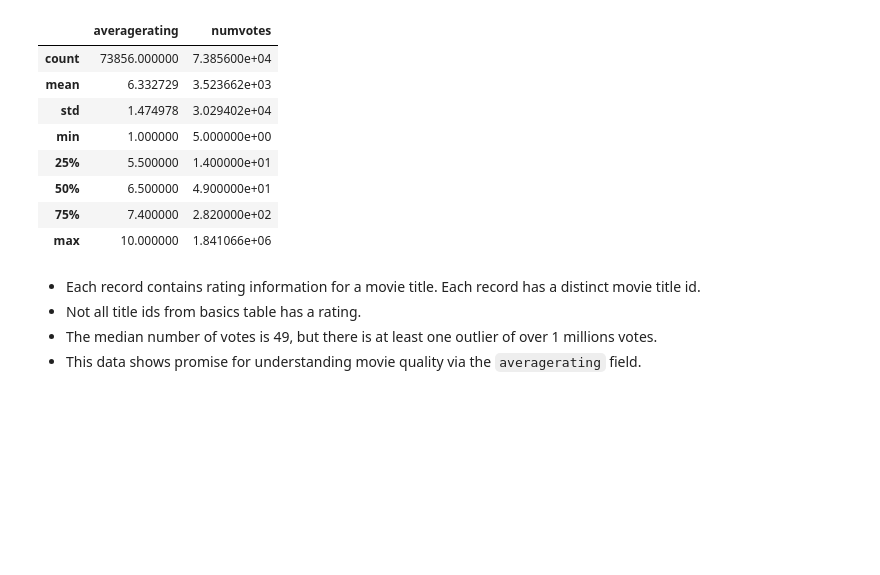
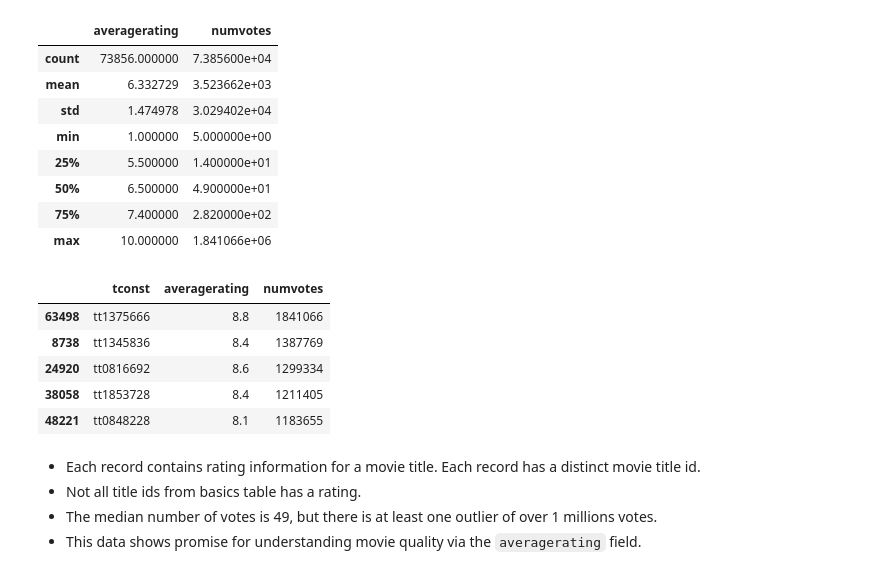
Before and after one commit to austint1121/VenusMovieAnalysis, a Jupyter notebook: Data Understanding - IMDB.ipynb, the cells around one changed output. Drawn from its saved outputs; the diff is of its cells as text; code cells hidden in the pictures; blank space fills up the shorter version.

Commit message:
Update IMDb data understanding notebook

```diff
--- a/Data Understanding - IMDB.ipynb
+++ b/Data Understanding - IMDB.ipynb
@@ -525,6 +524,15 @@ ratings_imdb_title[['averagerating', 'numvotes']].describe()
 | 50% | 6.500000 | 4.900000e+01 |
 | 75% | 7.400000 | 2.820000e+02 |
 | max | 10.000000 | 1.841066e+06 |
+# %%
+ratings_imdb_title.sort_values('numvotes', ascending=False).head(5)
+# %% [output]
+|  | tconst | averagerating | numvotes |
+| 63498 | tt1375666 | 8.8 | 1841066 |
+| 8738 | tt1345836 | 8.4 | 1387769 |
+| 24920 | tt0816692 | 8.6 | 1299334 |
+| 38058 | tt1853728 | 8.4 | 1211405 |
+| 48221 | tt0848228 | 8.1 | 1183655 |
 # %% [markdown]
 - Each record contains rating information for a movie title. Each record has a distinct movie title id.
 - Not all title ids from basics table has a rating.
```
Also changed, not shown: parts of 8 cells of this notebook.
